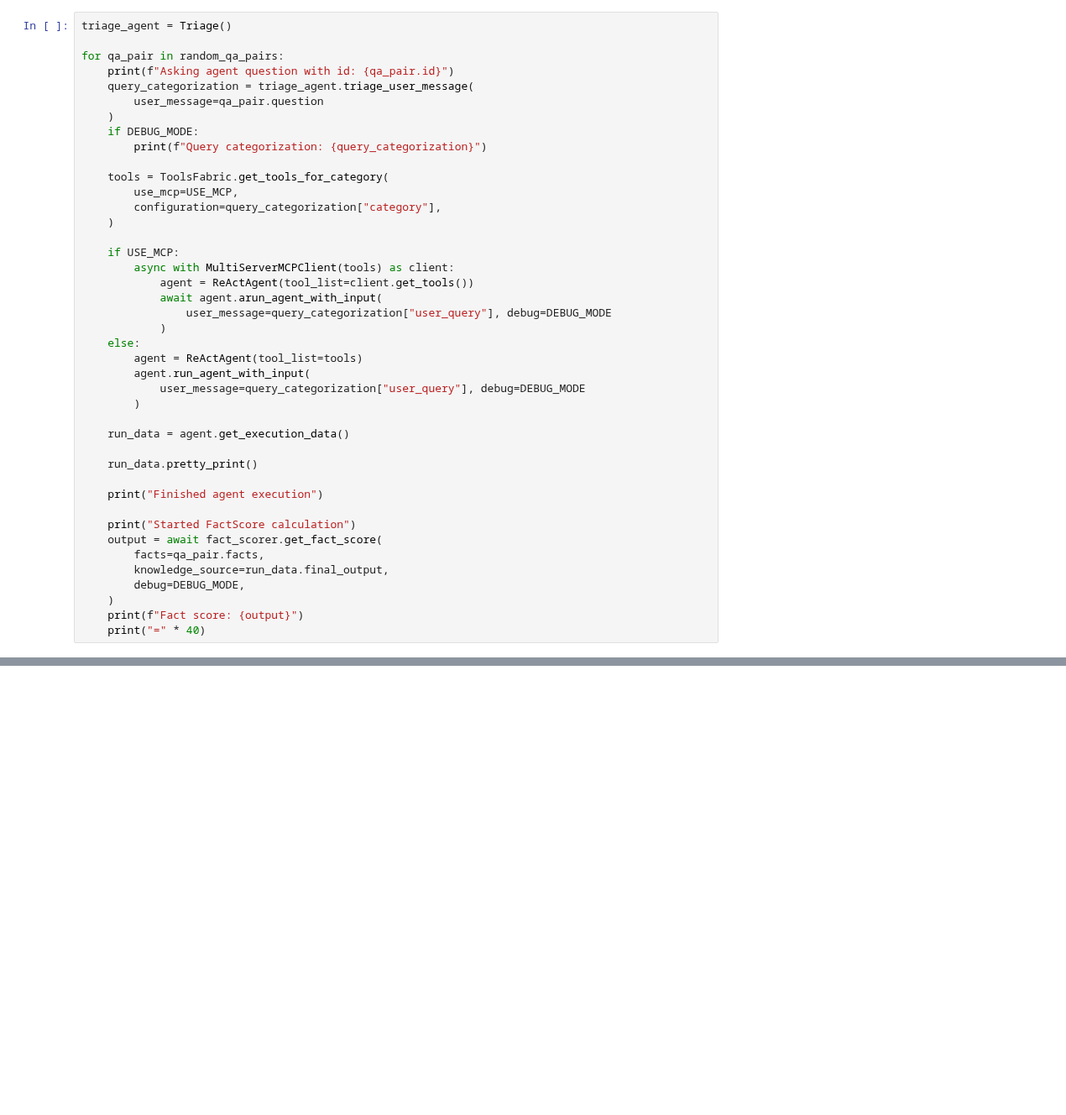
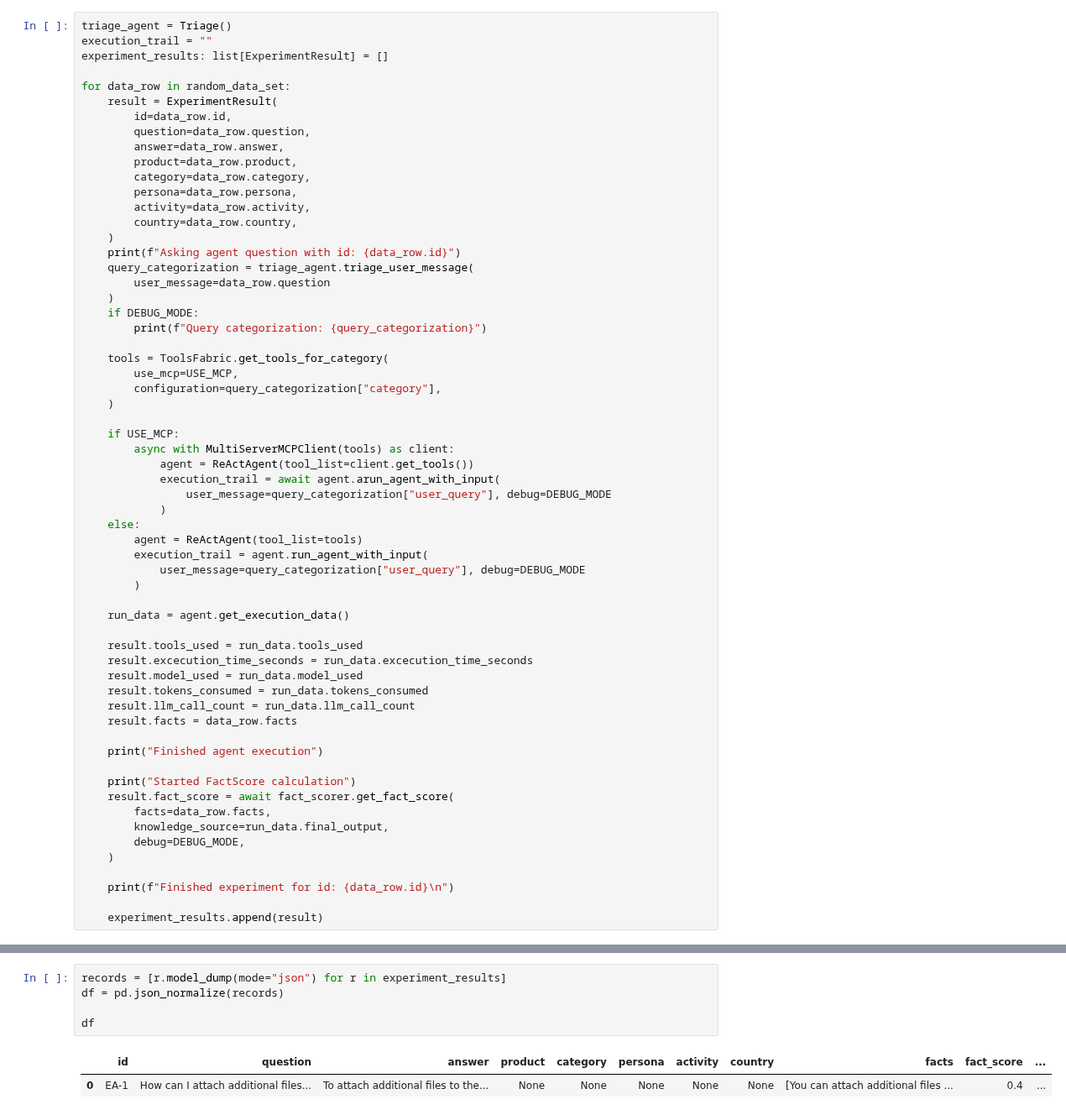
Before and after one commit to mrrestre/react_agent_in_edp, a Jupyter notebook: experiments/agent_runner.ipynb, the cells around one changed output, grey strips where cells are left out. Shown at 84% size. Cells and saved outputs as stored; diff of their text form; blank space fills up the shorter version.

Commit message:
general improvements to the agent

```diff
--- a/experiments/agent_runner.ipynb
+++ b/experiments/agent_runner.ipynb
@@ -38,10 +39,22 @@ random_qa_pairs = random.sample(qa_data_set, 3)
 # %%
 triage_agent = Triage()
+execution_trail = ""
+experiment_results: list[ExperimentResult] = []
 
-for qa_pair in random_qa_pairs:
-    print(f"Asking agent question with id: {qa_pair.id}")
+for data_row in random_data_set:
+    result = ExperimentResult(
+        id=data_row.id,
+        question=data_row.question,
+        answer=data_row.answer,
+        product=data_row.product,
+        category=data_row.category,
+        persona=data_row.persona,
+        activity=data_row.activity,
+        country=data_row.country,
+    )
+    print(f"Asking agent question with id: {data_row.id}")
     query_categorization = triage_agent.triage_user_message(
-        user_message=qa_pair.question
+        user_message=data_row.question
     )
     if DEBUG_MODE:
         print(f"Query categorization: {query_categorization}")
@@ -54,27 +67,34 @@ for qa_pair in random_qa_pairs:
     if USE_MCP:
         async with MultiServerMCPClient(tools) as client:
             agent = ReActAgent(tool_list=client.get_tools())
-            await agent.arun_agent_with_input(
+            execution_trail = await agent.arun_agent_with_input(
                 user_message=query_categorization["user_query"], debug=DEBUG_MODE
             )
     else:
         agent = ReActAgent(tool_list=tools)
-        agent.run_agent_with_input(
+        execution_trail = agent.run_agent_with_input(
             user_message=query_categorization["user_query"], debug=DEBUG_MODE
         )
 
     run_data = agent.get_execution_data()
 
-    run_data.pretty_print()
+    result.tools_used = run_data.tools_used
+    result.excecution_time_seconds = run_data.excecution_time_seconds
+    result.model_used = run_data.model_used
+    result.tokens_consumed = run_data.tokens_consumed
+    result.llm_call_count = run_data.llm_call_count
+    result.facts = data_row.facts
 
     print("Finished agent execution")
 
     print("Started FactScore calculation")
-    output = await fact_scorer.get_fact_score(
-        facts=qa_pair.facts,
+    result.fact_score = await fact_scorer.get_fact_score(
+        facts=data_row.facts,
         knowledge_source=run_data.final_output,
         debug=DEBUG_MODE,
     )
-    print(f"Fact score: {output}")
-    print("=" * 40)
+
+    print(f"Finished experiment for id: {data_row.id}\n")
+
+    experiment_results.append(result)
 # %% [output]
@@ -97,0 +108,8 @@ Fact score: 0.0
+# %%
+records = [r.model_dump(mode="json") for r in experiment_results]
+df = pd.json_normalize(records)
+
+df
+# %% [output]
+|  | id | question | answer | product | category | persona | activity | country | facts | fact_score | ... |
+| 0 | EA-1 | How can I attach additional files... | To attach additional files to the... | None | None | None | None | None | [You can attach additional files ... | 0.4 | ... |
```
Also changed, not shown: parts of 5 cells of this notebook, 14 other files.
